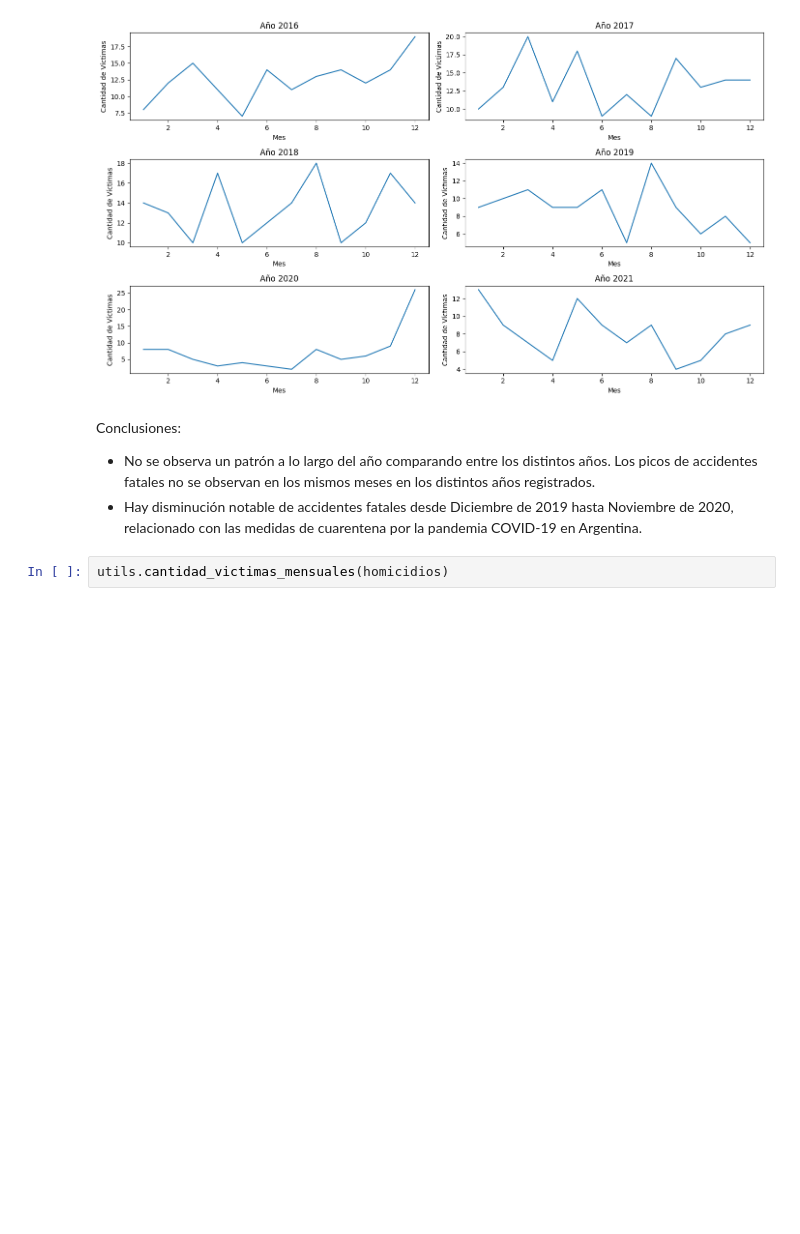
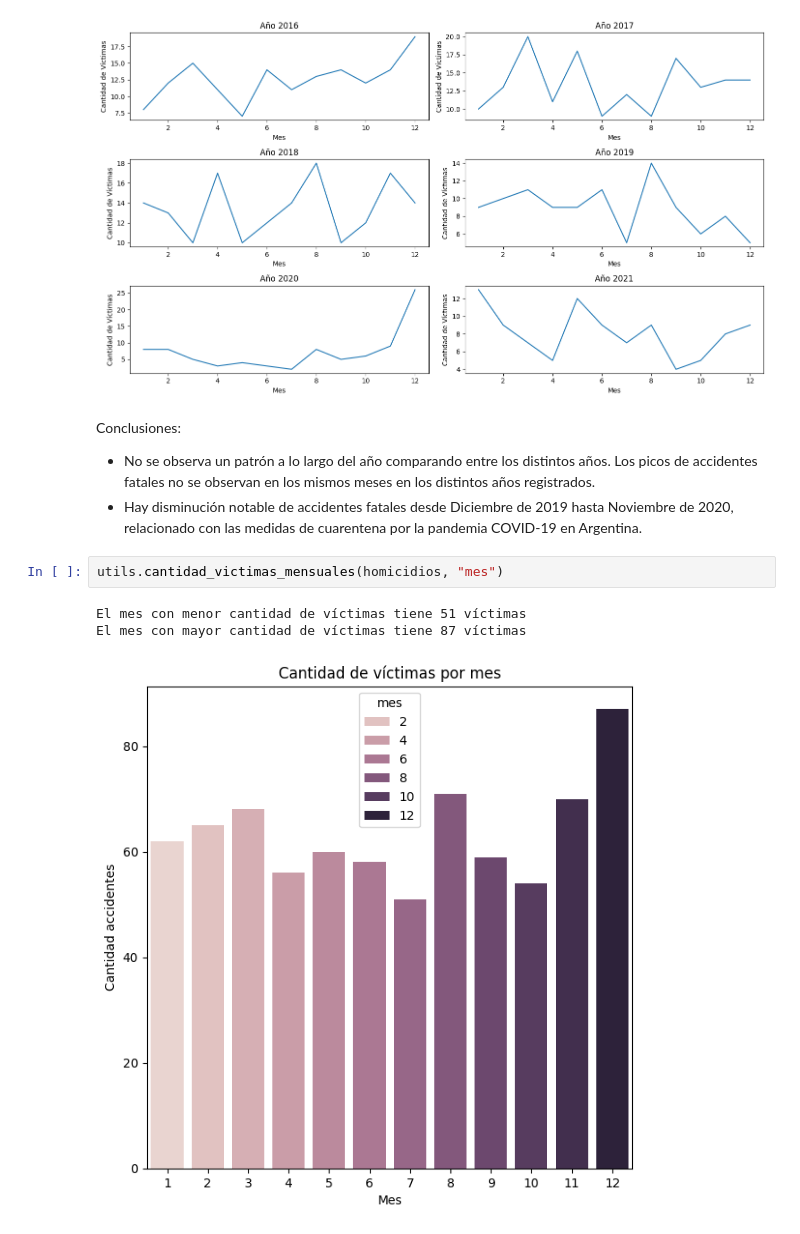
Before and after one commit to Ivan2125/Data-Analytics-Siniestros-Viales, a Jupyter notebook: 01-eda.ipynb, the cells around one changed output. Drawn from its saved outputs; the diff is of its cells as text; blank space fills up the shorter version.

```diff
--- a/01-eda.ipynb
+++ b/01-eda.ipynb
@@ -811,4 +811,8 @@ Conclusiones:
 * No se observa un patrón a lo largo del año comparando entre los distintos años. Los picos de accidentes fatales no se observan en los mismos meses en los distintos años registrados.
 * Hay disminución notable de accidentes fatales desde Diciembre de 2019 hasta Noviembre de 2020, relacionado con las medidas de cuarentena por la pandemia COVID-19 en Argentina.
 # %%
-utils.cantidad_victimas_mensuales(homicidios)
+utils.cantidad_victimas_mensuales(homicidios, "mes")
+# %% [output]
+El mes con menor cantidad de víctimas tiene 51 víctimas
+El mes con mayor cantidad de víctimas tiene 87 víctimas
+[figure, added]
```
Also changed, not shown: parts of 40 cells of this notebook, 1 other file.
